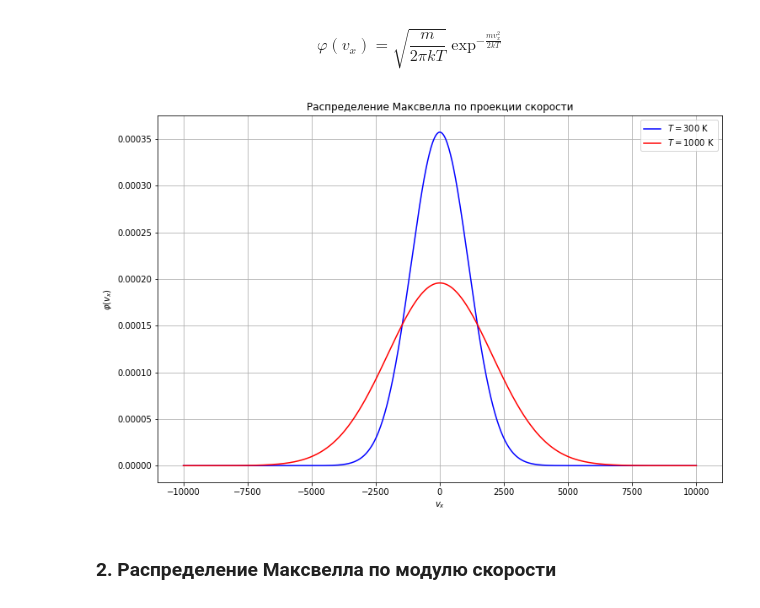
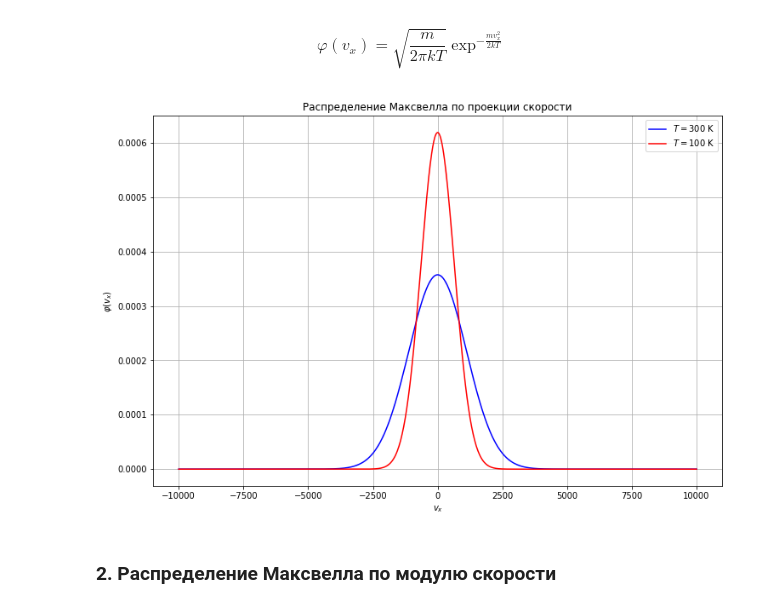
Before and after one commit to konstgav/computational-physics-python, a Jupyter notebook: Maxwell_distrubution.ipynb, the cells around one changed output. Cells and saved outputs as stored; diff of their text form; code cells hidden in the pictures.

```diff
--- a/Maxwell_distrubution.ipynb
+++ b/Maxwell_distrubution.ipynb
@@ -7,26 +7,26 @@ $$\varphi (v_x) = \sqrt{\frac{m}{2\pi kT}}\exp^{-\frac{mv_x^2}{2kT}} $$
 # %%
 import numpy as np
 import matplotlib.pyplot as plt
 plt.rcParams['figure.figsize'] = [12, 8]
 m = 2*1.66e-27 # кг
 k = 1.38e-23 # Дж/К
 T = 300. # К
 v_max = 10000. # м/c
 N_steps = 1000
 vx = np.linspace(-v_max, v_max, N_steps)
 phi_cold = np.sqrt(m/(2*np.pi*k*T))*np.exp(-m*vx**2/(2*k*T))
-T = 1000. # К
+T = 100. # К
 phi_hot = np.sqrt(m/(2*np.pi*k*T))*np.exp(-m*vx**2/(2*k*T))
 plt.title("Распределение Максвелла по проекции скорости")
 plt.xlabel(r"$v_x$")
 plt.ylabel(r"$\varphi(v_x)$")
 plt.plot(vx, phi_cold, 'b', label=r"$T = 300$ K")
-plt.plot(vx, phi_hot, 'r', label=r"$T = 1000$ K")
+plt.plot(vx, phi_hot, 'r', label=r"$T = 100$ K")
 plt.legend()
 plt.grid()
 plt.show()
 # %% [output]
-[figure, old version]
+[figure, new version]
 # %% [markdown]
 ### 2. Распределение Максвелла по модулю скорости
 # %% [markdown]
```
Also changed, not shown: parts of 1 cell of this notebook.
